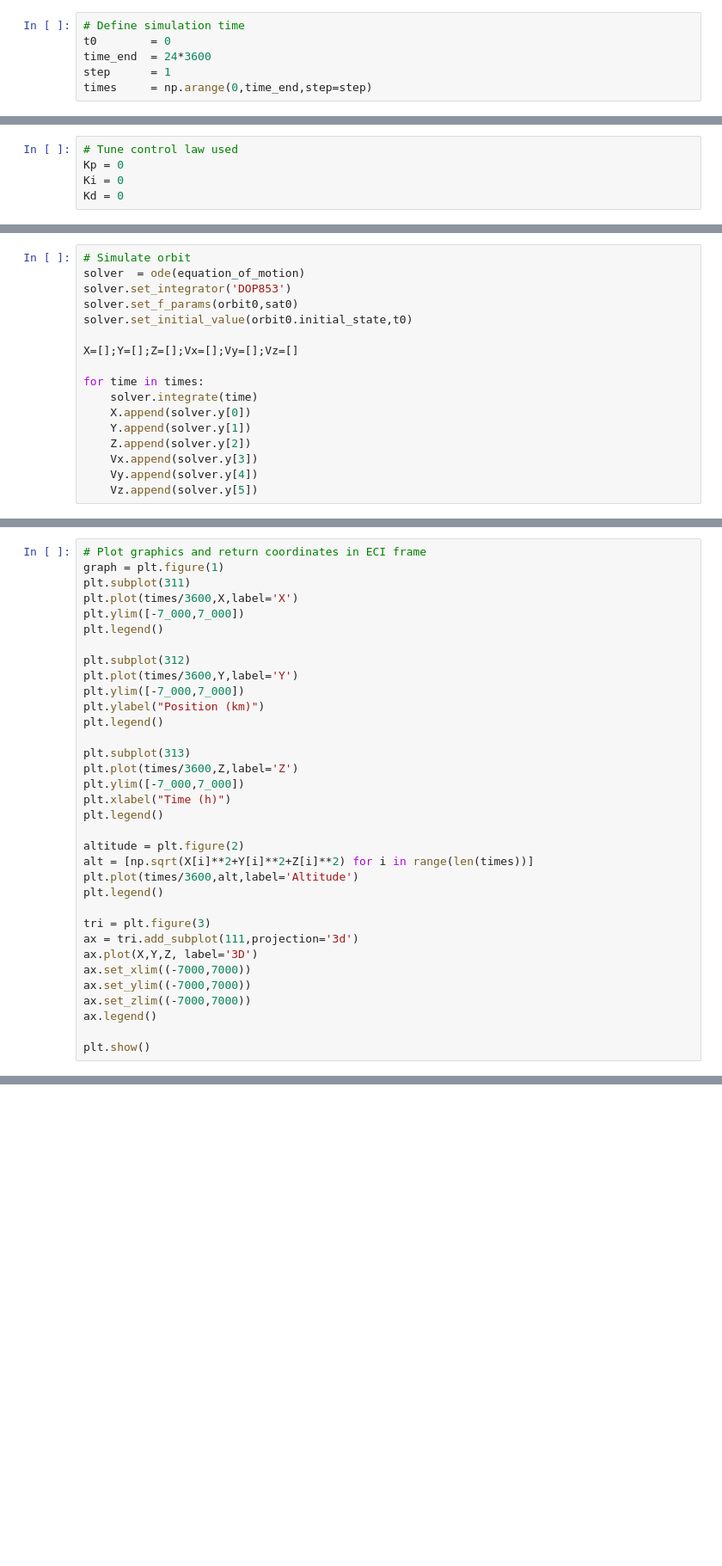
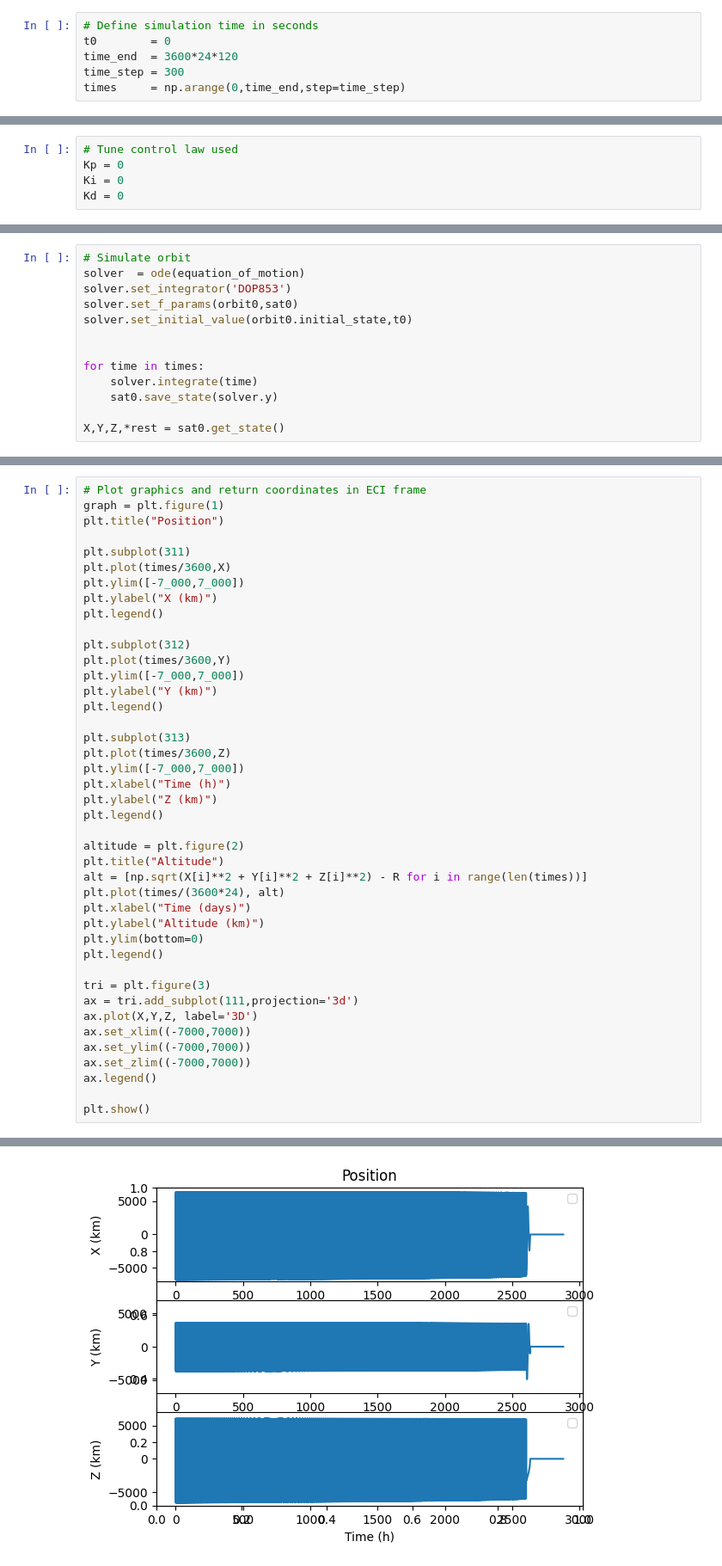
Before and after one commit to mateus-msb/orbital-mechanics, a Jupyter notebook: python/main.ipynb, the cells around one changed output, grey strips where cells are left out. Shown at 86% size. Saved outputs shown, nothing was run; the diff lists cells and outputs as text; blank space fills up the shorter version.

Commit message:
Completed Markdown titles and validated codes using Curtis' examples

```diff
--- a/python/main.ipynb
+++ b/python/main.ipynb
@@ -46,6 +40,6 @@ Simulation set up
 # %%
-# Define simulation time
+# Define simulation time in seconds
 t0        = 0
-time_end  = 24*3600
-step      = 1
-times     = np.arange(0,time_end,step=step)
+time_end  = 3600*24*120
+time_step = 300
+times     = np.arange(0,time_end,step=time_step)
@@ -65,13 +59,9 @@ solver.set_integrator('DOP853')
 solver.set_f_params(orbit0,sat0)
 solver.set_initial_value(orbit0.initial_state,t0)
 
-X=[];Y=[];Z=[];Vx=[];Vy=[];Vz=[]
 
 for time in times:
     solver.integrate(time)
-    X.append(solver.y[0])
-    Y.append(solver.y[1])
-    Z.append(solver.y[2])
-    Vx.append(solver.y[3])
-    Vy.append(solver.y[4])
-    Vz.append(solver.y[5])
+    sat0.save_state(solver.y)
+
+X,Y,Z,*rest = sat0.get_state()
@@ -78,26 +70,34 @@ for time in times:
 # %%
 # Plot graphics and return coordinates in ECI frame
 graph = plt.figure(1)
+plt.title("Position")
+
 plt.subplot(311)
-plt.plot(times/3600,X,label='X')
+plt.plot(times/3600,X)
 plt.ylim([-7_000,7_000])
+plt.ylabel("X (km)")
 plt.legend()
 
 plt.subplot(312)
-plt.plot(times/3600,Y,label='Y')
+plt.plot(times/3600,Y)
 plt.ylim([-7_000,7_000])
-plt.ylabel("Position (km)")
+plt.ylabel("Y (km)")
 plt.legend()
 
 plt.subplot(313)
-plt.plot(times/3600,Z,label='Z')
+plt.plot(times/3600,Z)
 plt.ylim([-7_000,7_000])
 plt.xlabel("Time (h)")
+plt.ylabel("Z (km)")
 plt.legend()
 
 altitude = plt.figure(2)
-alt = [np.sqrt(X[i]**2+Y[i]**2+Z[i]**2) for i in range(len(times))]
-plt.plot(times/3600,alt,label='Altitude')
+plt.title("Altitude")
+alt = [np.sqrt(X[i]**2 + Y[i]**2 + Z[i]**2) - R for i in range(len(times))]
+plt.plot(times/(3600*24), alt)
+plt.xlabel("Time (days)")
+plt.ylabel("Altitude (km)")
+plt.ylim(bottom=0)
 plt.legend()
 
 tri = plt.figure(3)
@@ -109,3 +109,4 @@ ax.set_zlim((-7000,7000))
 ax.legend()
 
 plt.show()
+# %% [output]
@@ -111,0 +117 @@ plt.show()
+[figure, added]
```
Also changed, not shown: parts of 15 cells of this notebook.
